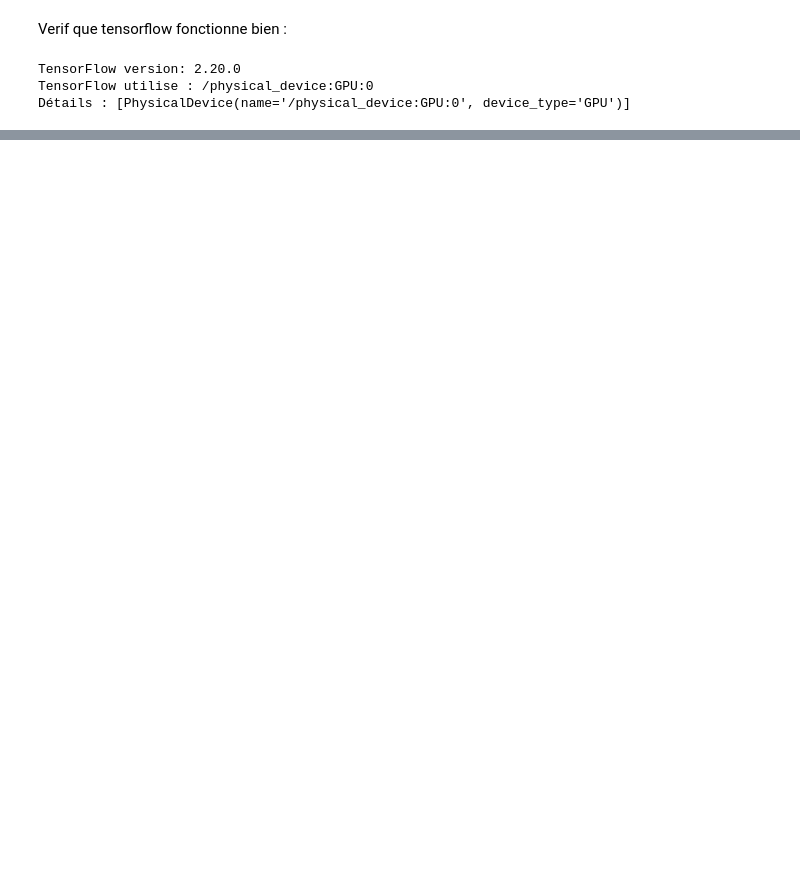
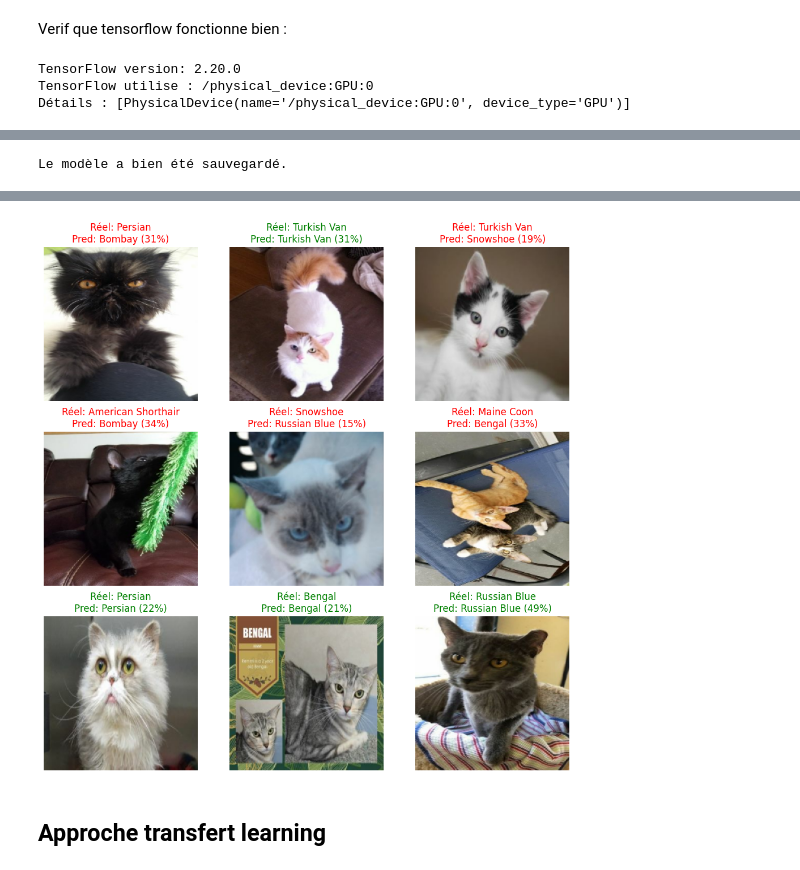
Before and after one commit to Yue75/CAT-AI, a Jupyter notebook: notebook.ipynb, the cells around one changed output, grey strips where cells are left out. Drawn from its saved outputs; the diff is of its cells as text; code cells hidden in the pictures; blank space fills up the shorter version.

Commit message:
model pret

```diff
--- a/notebook.ipynb
+++ b/notebook.ipynb
@@ -23,0 +187,6 @@ Détails : [PhysicalDevice(name='/physical_device:GPU:0', device_type='GPU')]
+# %%
+data_augmentation = tensorflow.keras.Sequential([
+  layers.RandomFlip("horizontal", input_shape=(IMG_HEIGHT, IMG_WIDTH, 3)),
+  layers.RandomRotation(0.1), # Pivote l'image de 10% max
+  layers.RandomZoom(0.1),     # Zoom avant/arrière de 10% max
+])
@@ -23,0 +243,8 @@ Détails : [PhysicalDevice(name='/physical_device:GPU:0', device_type='GPU')]
+# %%
+# Entrainement du modèle
+epochs = 10
+history = model.fit(
+  train_ds,
+  validation_data=val_ds,
+  epochs=epochs
+)
@@ -23,0 +273,33 @@ Détails : [PhysicalDevice(name='/physical_device:GPU:0', device_type='GPU')]
+# %%
+# Sauvegarde du modèle
+model.save('backend/model_custom.keras')
+print("Le modèle a bien été sauvegardé.")
+# %% [output]
+Le modèle a bien été sauvegardé.
+# %%
+# On récupère un lot d'images de validation
+image_batch, label_batch = next(iter(val_ds))
+
+# Prédictions
+predictions = model.predict(image_batch)
+
+# Affichage des résultats
+plt.figure(figsize=(12, 12))
+for i in range(9): # On affiche les 9 premières
+  ax = plt.subplot(3, 3, i + 1)
+  plt.imshow(image_batch[i].numpy().astype("uint8"))
+
+  # Calcul du score
+  scores = tensorflow.nn.softmax(predictions[i])
+  predicted_class = class_names[np.argmax(scores)]
+  confidence = 100 * np.max(scores)
+
+  real_class = class_names[label_batch[i]]
+
+  color = 'green' if predicted_class == real_class else 'red'
+
+  plt.title(f"Réel: {real_class}\nPred: {predicted_class} ({confidence:.0f}%)", color=color)
+  plt.axis("off")
+
+plt.show()
+# %% [output]
@@ -23,0 +307,3 @@ Détails : [PhysicalDevice(name='/physical_device:GPU:0', device_type='GPU')]
+[figure, added]
+# %% [markdown]
+## Approche transfert learning
```
Also changed, not shown: parts of 10 cells of this notebook, 1 other file.
